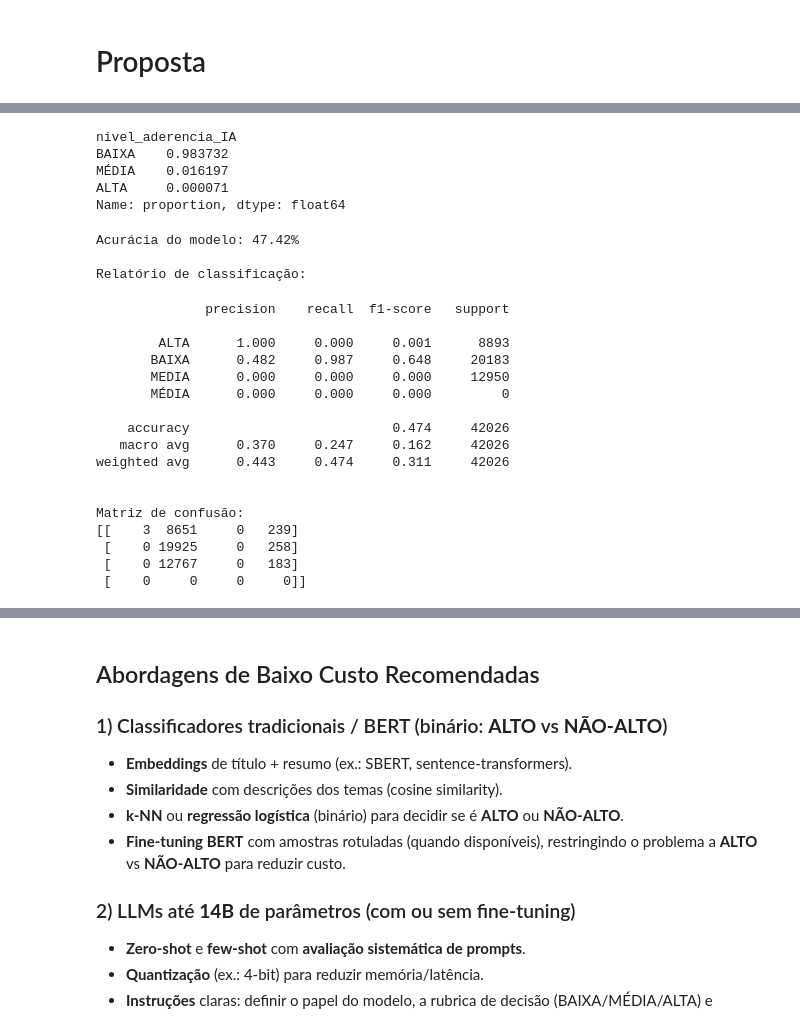
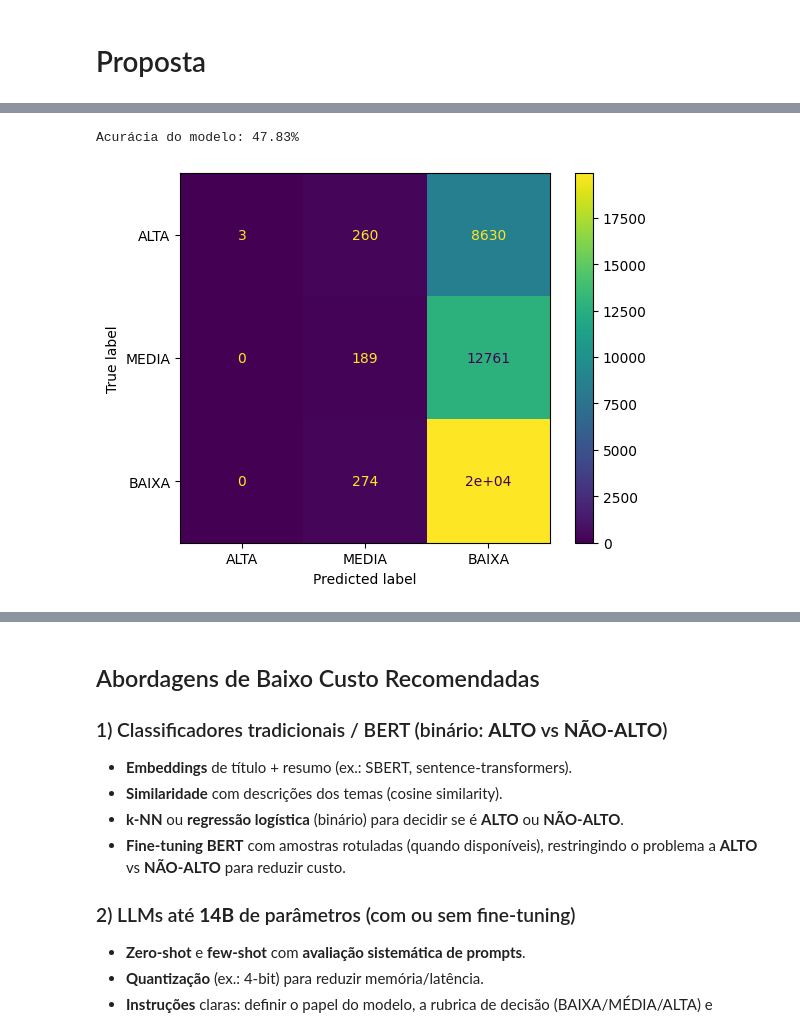
Before and after one commit to leonardo8787/LeanDL-HPC-2025, a Jupyter notebook: main.ipynb, the cells around one changed output, grey strips where cells are left out. Drawn from its saved outputs; the diff is of its cells as text; code cells hidden in the pictures.

```diff
--- a/main.ipynb
+++ b/main.ipynb
@@ -221,7 +221,7 @@ TERMOS = [
     'classificação', 'regressão', 'clusterização', 'análise de sentimentos', 'sistemas complexos',
     'redes neurais', 'neural network', 'visão computacional', 'computer vision',
     'processamento de linguagem natural', 'natural language processing', 'nlp', 'pln',
-    'mineração de dados', 'data mining', 'svm', 'random forest', 'IA'
+    'mineração de dados', 'data mining', 'svm', 'random forest'
 ] + list(ENGLISH_STOP_WORDS)
 
 def normalizar_texto_rapido(text):
@@ -280,6 +280,7 @@ def obter_niveis_aderencia_rapido(df, palavras_chave_tema,
     emb_tema = modelo.encode(texto_tema_norm, convert_to_tensor=True)
 
     similaridades = np.empty(len(df), dtype=np.float32)
+    #idxs = np.arange(len(df))
     for inicio in tqdm(range(0, len(df), tamanho_lote), desc="lotes embeddings"):
         fim = min(inicio + tamanho_lote, len(df))
         textos_lote = texto_norm.iloc[inicio:fim].tolist()
@@ -292,7 +293,7 @@ def obter_niveis_aderencia_rapido(df, palavras_chave_tema,
     rotulos[mascara_alta] = 'ALTA'
 
     mascara_media = ((contagem_termos.values == 1) | ((contagem_termos.values >= 2) & (similaridades > 0.4))) & (~mascara_alta)
-    rotulos[mascara_media] = 'MÉDIA'
+    rotulos[mascara_media] = 'MEDIA'
 
     return pd.Series(rotulos, index=df.index)
 
@@ -305,12 +306,10 @@ palavras_chave_tema = [
     'redes neurais', 'neural network', 'visão computacional', 'computer vision',
     'processamento de linguagem natural', 'natural language processing', 'nlp', 'pln',
     'mineração de dados', 'data mining', 'svm', 'random forest'
-]
+] + list(ENGLISH_STOP_WORDS)
 
 dados_df['nivel_aderencia_IA'] = obter_niveis_aderencia_rapido(dados_df, palavras_chave_tema, tamanho_lote=256)
 
 emissoes = rastreador.stop()
 print(f"Pegada de carbono estimada (kg CO2eq): {emissoes:.6f}")
-
-dados_df[['nome_producao', 'nivel_aderencia_IA']].head(50)
 # %% [output]
@@ -335,45 +317,26 @@ Pegada de carbono estimada (kg CO2eq): 0.002015
-# %%
-dados_df['nivel_aderencia_IA'].value_counts(50)
-# %% [output]
-nivel_aderencia_IA
-BAIXA    0.983732
-MÉDIA    0.016197
-ALTA     0.000071
-Name: proportion, dtype: float64
 # %%
+from matplotlib import pyplot as plt
+from sklearn.metrics import confusion_matrix
+from sklearn.metrics import confusion_matrix, ConfusionMatrixDisplay
+
 df_valid = dados_df.dropna(subset=['modelo_nivel', 'nivel_aderencia_IA'])
 
 y_true = df_valid['modelo_nivel']
 y_pred = df_valid['nivel_aderencia_IA']
 
-from sklearn.metrics import accuracy_score, classification_report, confusion_matrix
+from sklearn.metrics import accuracy_score
 
 acc = accuracy_score(y_true, y_pred)
 print(f"Acurácia do modelo: {acc:.2%}")
 
-print("\nRelatório de classificação:")
-print(classification_report(y_true, y_pred, digits=3))
+#confusion_matrix(y_true, y_pred, labels=["ALTA", "MEDIA", "BAIXA"])
 
-print("\nMatriz de confusão:")
-print(confusion_matrix(y_true, y_pred))
+
+cm = confusion_matrix(y_true, y_pred, labels=["ALTA", "MEDIA", "BAIXA"])
+disp = ConfusionMatrixDisplay(confusion_matrix=cm,
+                              display_labels=["ALTA", "MEDIA", "BAIXA"])
+disp.plot()
+plt.show()
 # %% [output]
-Acurácia do modelo: 47.42%
-
-Relatório de classificação:
+Acurácia do modelo: 47.83%
-              precision    recall  f1-score   support
-
-        ALTA      1.000     0.000     0.001      8893
-       BAIXA      0.482     0.987     0.648     20183
-       MEDIA      0.000     0.000     0.000     12950
-       MÉDIA      0.000     0.000     0.000         0
-
-    accuracy                          0.474     42026
-   macro avg      0.370     0.247     0.162     42026
-weighted avg      0.443     0.474     0.311     42026
-
-
-Matriz de confusão:
-[[    3  8651     0   239]
- [    0 19925     0   258]
- [    0 12767     0   183]
- [    0     0     0     0]]
+[figure, added]
```
Also changed, not shown: parts of 4 cells of this notebook, 1 other file.
